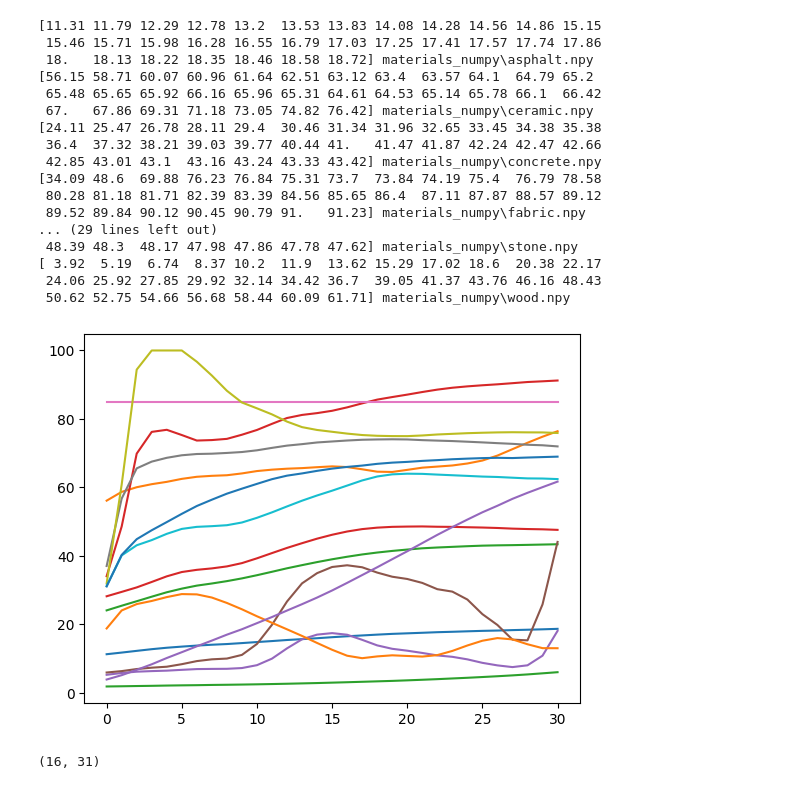
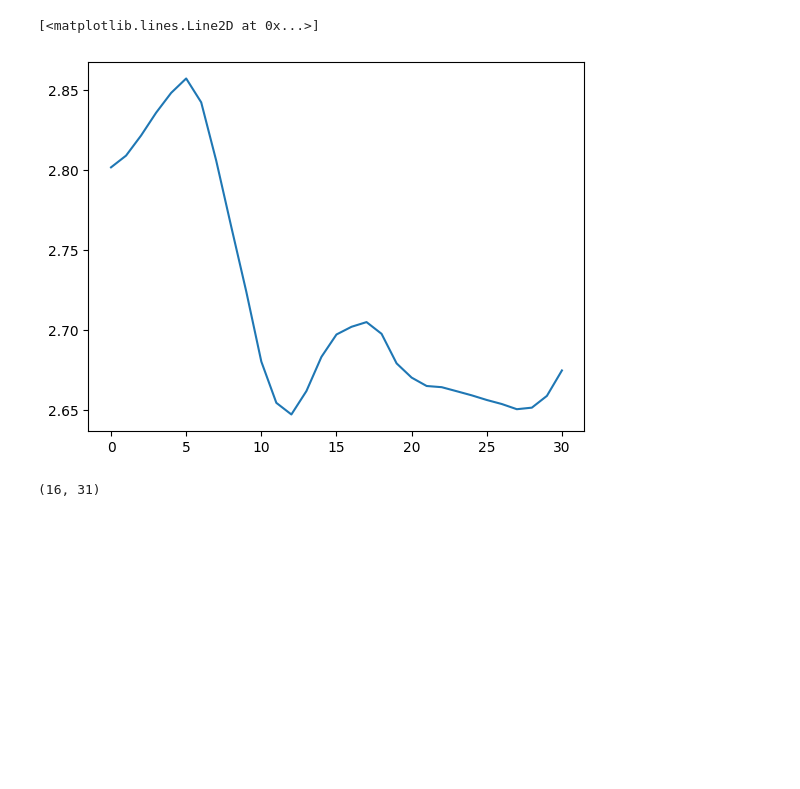
Before and after one commit to Factral/Spectral-Material-Segmentation, a Jupyter notebook: visualize_curves.ipynb, the cells around one changed output. Drawn from its saved outputs; the diff is of its cells as text; code cells hidden in the pictures; blank space fills up the shorter version.

```diff
--- a/visualize_curves.ipynb
+++ b/visualize_curves.ipynb
@@ -1,35 +1,16 @@
 # %%
 import glob
 import numpy as np
 import matplotlib.pyplot as plt
 
 materials_name = glob.glob('materials_numpy/*.npy')
 materials = np.array([np.load(m) for m in materials_name])
 
-for material, name in zip(materials, materials_name):
-    if name == 'materials_numpy\water.npy':
-        continue
-    print(material, name)
-    plt.plot(material)
+water = np.load('materials_numpy/water.npy')
+plt.plot(range(len(water)), water)
 # %% [output]
-[11.31 11.79 12.29 12.78 13.2  13.53 13.83 14.08 14.28 14.56 14.86 15.15
- 15.46 15.71 15.98 16.28 16.55 16.79 17.03 17.25 17.41 17.57 17.74 17.86
- 18.   18.13 18.22 18.35 18.46 18.58 18.72] materials_numpy\asphalt.npy
-[56.15 58.71 60.07 60.96 61.64 62.51 63.12 63.4  63.57 64.1  64.79 65.2
- 65.48 65.65 65.92 66.16 65.96 65.31 64.61 64.53 65.14 65.78 66.1  66.42
- 67.   67.86 69.31 71.18 73.05 74.82 76.42] materials_numpy\ceramic.npy
-[24.11 25.47 26.78 28.11 29.4  30.46 31.34 31.96 32.65 33.45 34.38 35.38
- 36.4  37.32 38.21 39.03 39.77 40.44 41.   41.47 41.87 42.24 42.47 42.66
- 42.85 43.01 43.1  43.16 43.24 43.33 43.42] materials_numpy\concrete.npy
-[34.09 48.6  69.88 76.23 76.84 75.31 73.7  73.84 74.19 75.4  76.79 78.58
- 80.28 81.18 81.71 82.39 83.39 84.56 85.65 86.4  87.11 87.87 88.57 89.12
- 89.52 89.84 90.12 90.45 90.79 91.   91.23] materials_numpy\fabric.npy
-... (29 lines left out)
- 48.39 48.3  48.17 47.98 47.86 47.78 47.62] materials_numpy\stone.npy
-[ 3.92  5.19  6.74  8.37 10.2  11.9  13.62 15.29 17.02 18.6  20.38 22.17
- 24.06 25.92 27.85 29.92 32.14 34.42 36.7  39.05 41.37 43.76 46.16 48.43
- 50.62 52.75 54.66 56.68 58.44 60.09 61.71] materials_numpy\wood.npy
+[<matplotlib.lines.Line2D at 0x...>]
-[figure, old version]
+[figure, new version]
 # %%
 materials.shape
 # %% [output]
```
Also changed, not shown: 5 other files.
